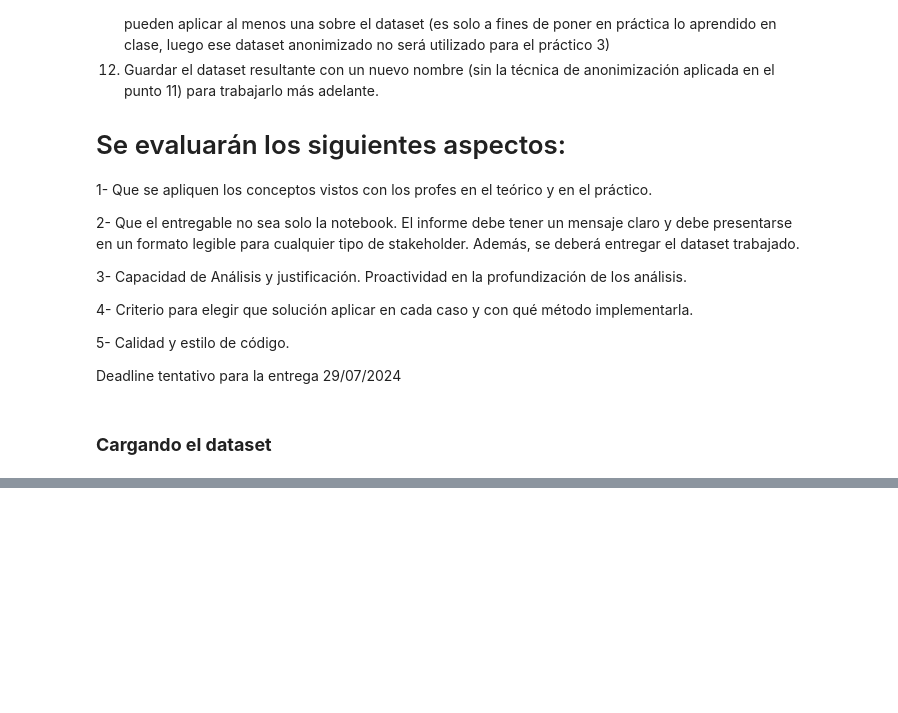
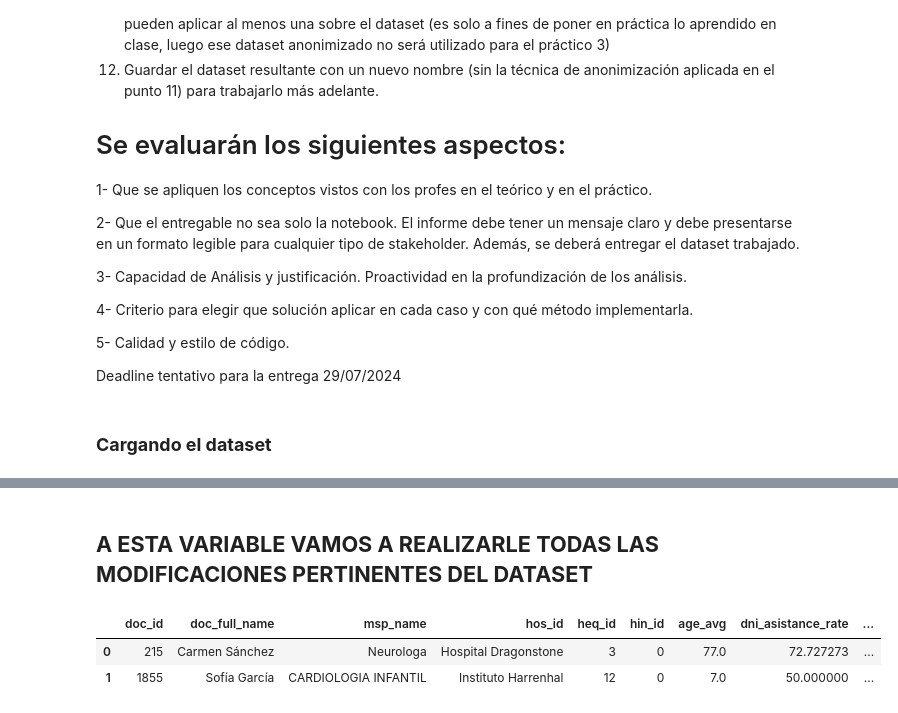
Before and after one commit to manufabregas/Dataset-Asistencia-a-turnos-m-dicos, a Jupyter notebook: TP 2/Práctico_2_Análisis_y_curación_de_datos.ipynb, the cells around one changed output, grey strips where cells are left out. Cells and saved outputs as stored; diff of their text form; code cells hidden in the pictures; blank space fills up the shorter version.

```diff
--- a/TP 2/Práctico_2_Análisis_y_curación_de_datos.ipynb
+++ b/TP 2/Práctico_2_Análisis_y_curación_de_datos.ipynb
@@ -65,0 +58,21 @@ df_original
+# %% [markdown]
+## **A ESTA VARIABLE VAMOS A REALIZARLE TODAS LAS MODIFICACIONES PERTINENTES DEL DATASET**
+# %%
+df_base=df_original.copy()
+
+#Agregaremos la columna periodo
+df_base['periodo'] = pd.to_datetime(df_base['app_start_dt'])
+df_base['periodo'] = df_base['periodo'].dt.to_period('M').astype(str)
+
+#Eliminamos msp_id y hin_name	(id propio de cada clínica, va a diferir con cada clínica este nro)
+df_base=df_base.drop(['msp_id','hin_name'],axis=1)
+
+#Renombramos columnas
+df_base=df_base.rename(columns={'action_A_count':'qt_sac_pac_ac',"action_B_count":"qt_canc_pac_ac",'action_C_count':'qt_cons_pac'})
+
+
+df_base.head(2)
+# %% [output]
+|  | doc_id | doc_full_name | msp_name | hos_id | heq_id | hin_id | age_avg | dni_asistance_rate | ... |
+| 0 | 215 | Carmen Sánchez | Neurologa | Hospital Dragonstone | 3 | 0 | 77.0 | 72.727273 | ... |
+| 1 | 1855 | Sofía García | CARDIOLOGIA INFANTIL | Instituto Harrenhal | 12 | 0 | 7.0 | 50.000000 | ... |
```
Also changed, not shown: parts of 23 cells of this notebook.
